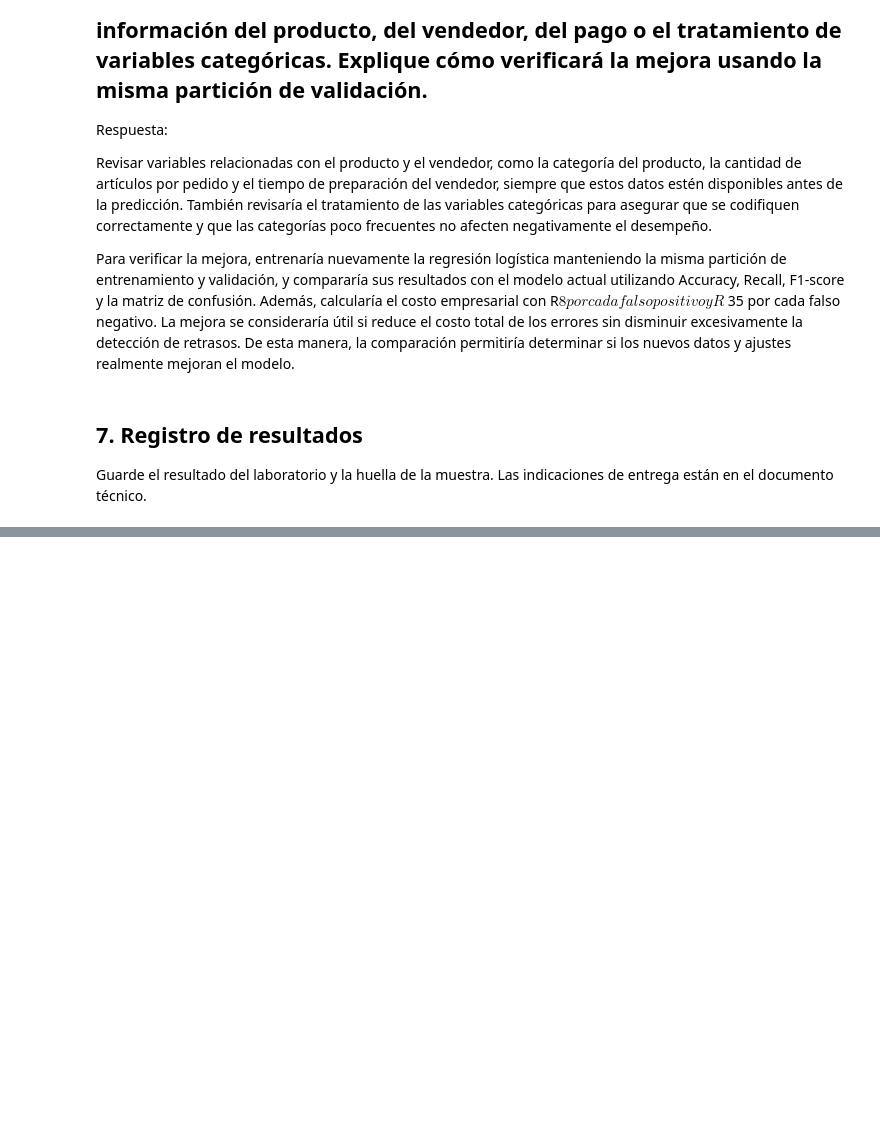
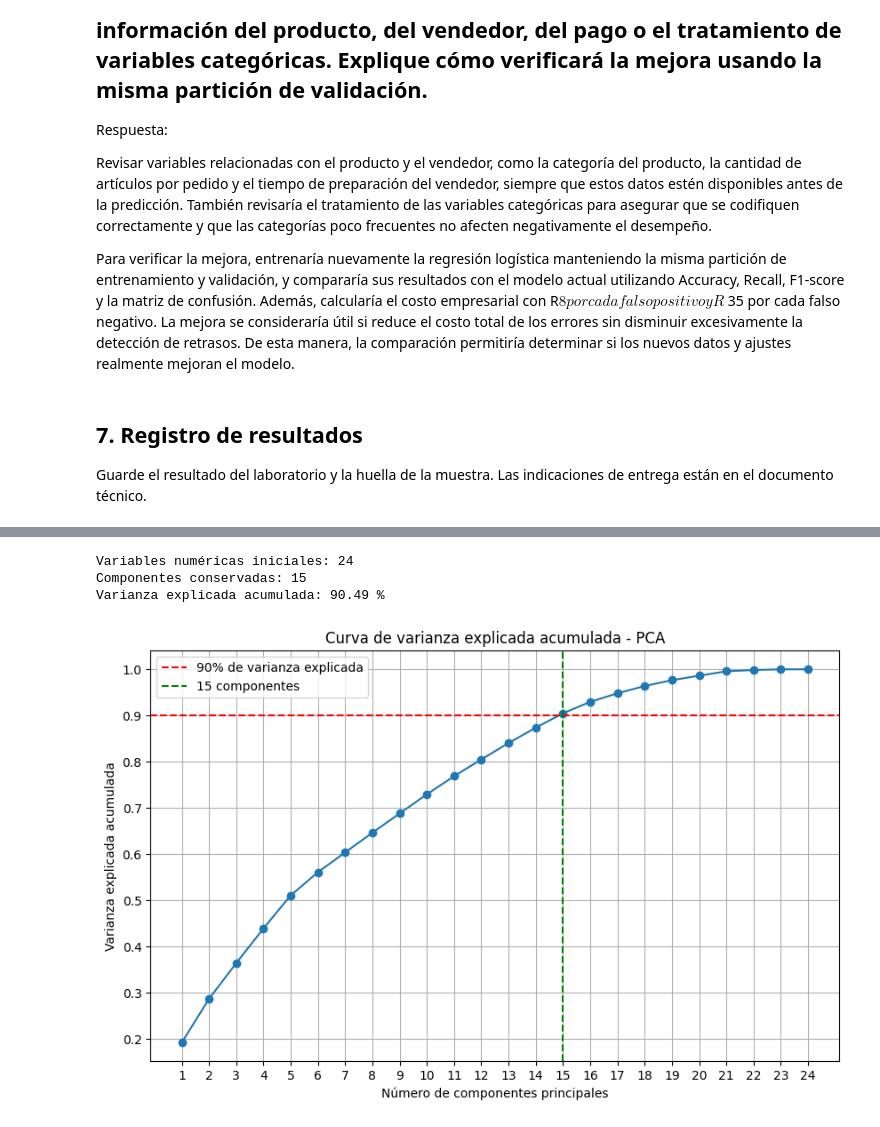
Before and after one commit to Jguerreron1/Data_Analytics_Corte_3, a Jupyter notebook: notebooks/S12_ML_Challenge.ipynb, the cells around one changed output, grey strips where cells are left out. Cells and saved outputs as stored; diff of their text form; code cells hidden in the pictures; blank space fills up the shorter version.

Commit message:
Implementacion de varianza mediante PCA y analisis de grafica y datos

```diff
--- a/notebooks/S12_ML_Challenge.ipynb
+++ b/notebooks/S12_ML_Challenge.ipynb
@@ -856,0 +856,64 @@ Si no se descargó automáticamente, guarde manualmente: reports\S12_resultados_
+# %%
+
+import numpy as np
+import matplotlib.pyplot as plt
+
+from sklearn.impute import SimpleImputer
+from sklearn.preprocessing import StandardScaler
+from sklearn.decomposition import PCA
+from sklearn.pipeline import make_pipeline
+
+# Seleccionar únicamente las variables numéricas predictoras
+columnas_numericas = X_train.select_dtypes(include=np.number).columns.tolist()
+
+# Preparar los datos numéricos
+X_num = X_train[columnas_numericas].copy()
+
+# Imputar valores faltantes, estandarizar y aplicar PCA
+preparacion_pca = make_pipeline(
+    SimpleImputer(strategy='median'),
+    StandardScaler()
+)
+
+X_num_preparado = preparacion_pca.fit_transform(X_num)
+
+# Calcular la varianza explicada
+pca = PCA()
+pca.fit(X_num_preparado)
+
+varianza_acumulada = np.cumsum(pca.explained_variance_ratio_)
+
+# Número de componentes para conservar al menos el 90% de la varianza
+n_componentes = np.argmax(varianza_acumulada >= 0.90) + 1
+
+# Mostrar resultados
+print("Variables numéricas iniciales:", len(columnas_numericas))
+print("Componentes conservadas:", n_componentes)
+print("Varianza explicada acumulada:",
+      round(varianza_acumulada[n_componentes - 1] * 100, 2), "%")
+
+# Graficar curva de varianza acumulada
+plt.figure(figsize=(10, 6))
+plt.plot(
+    range(1, len(varianza_acumulada) + 1),
+    varianza_acumulada,
+    marker='o'
+)
+
+plt.axhline(y=0.90, color='red', linestyle='--',
+            label='90% de varianza explicada')
+plt.axvline(x=n_componentes, color='green', linestyle='--',
+            label=f'{n_componentes} componentes')
+
+plt.xlabel('Número de componentes principales')
+plt.ylabel('Varianza explicada acumulada')
+plt.title('Curva de varianza explicada acumulada - PCA')
+plt.xticks(range(1, len(varianza_acumulada) + 1))
+plt.grid(True)
+plt.legend()
+plt.show()
+# %% [output]
+Variables numéricas iniciales: 24
+Componentes conservadas: 15
+Varianza explicada acumulada: 90.49 %
+[figure, added]
```
Also changed, not shown: parts of 11 cells of this notebook, 2 other files.
